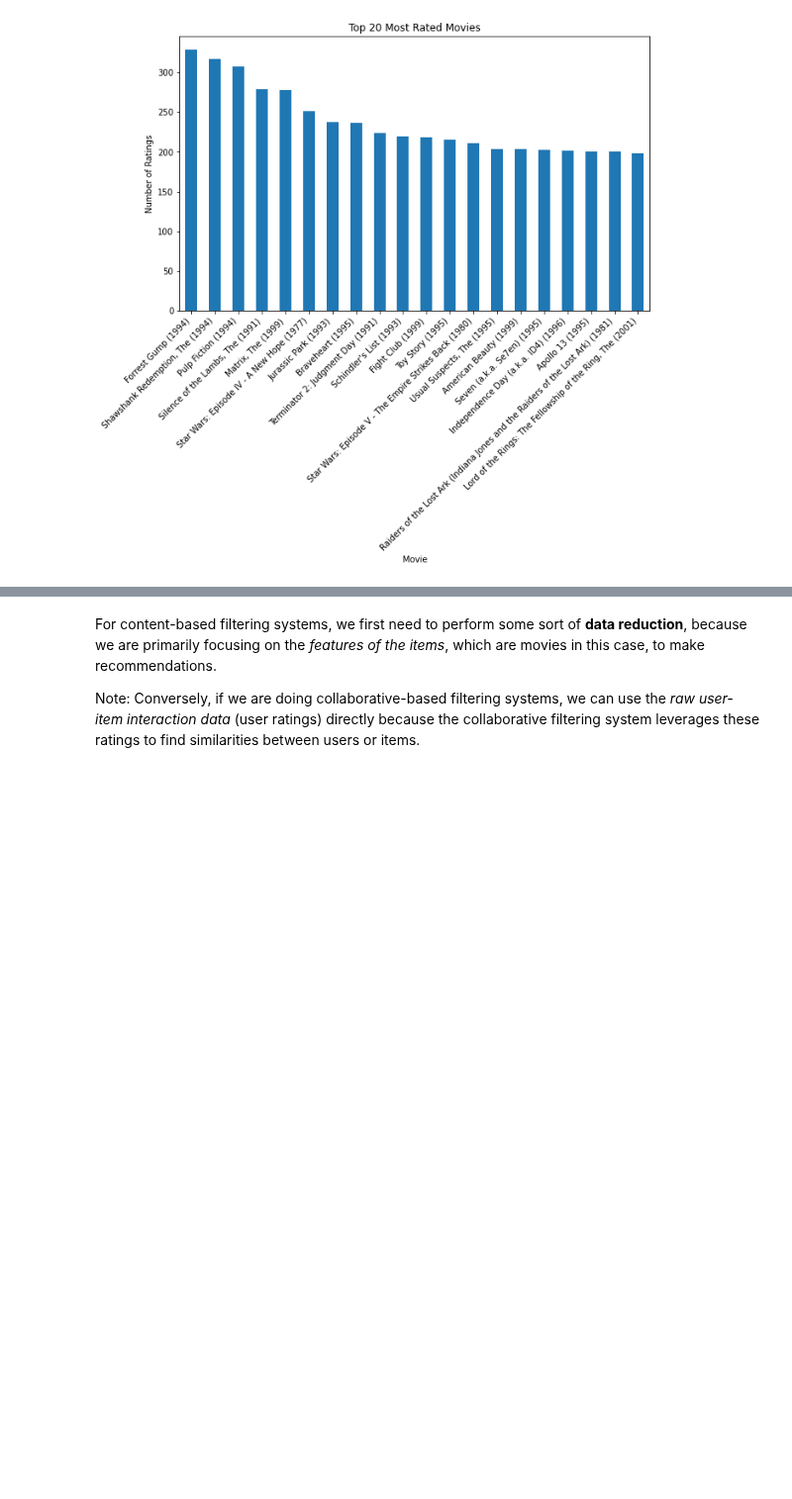
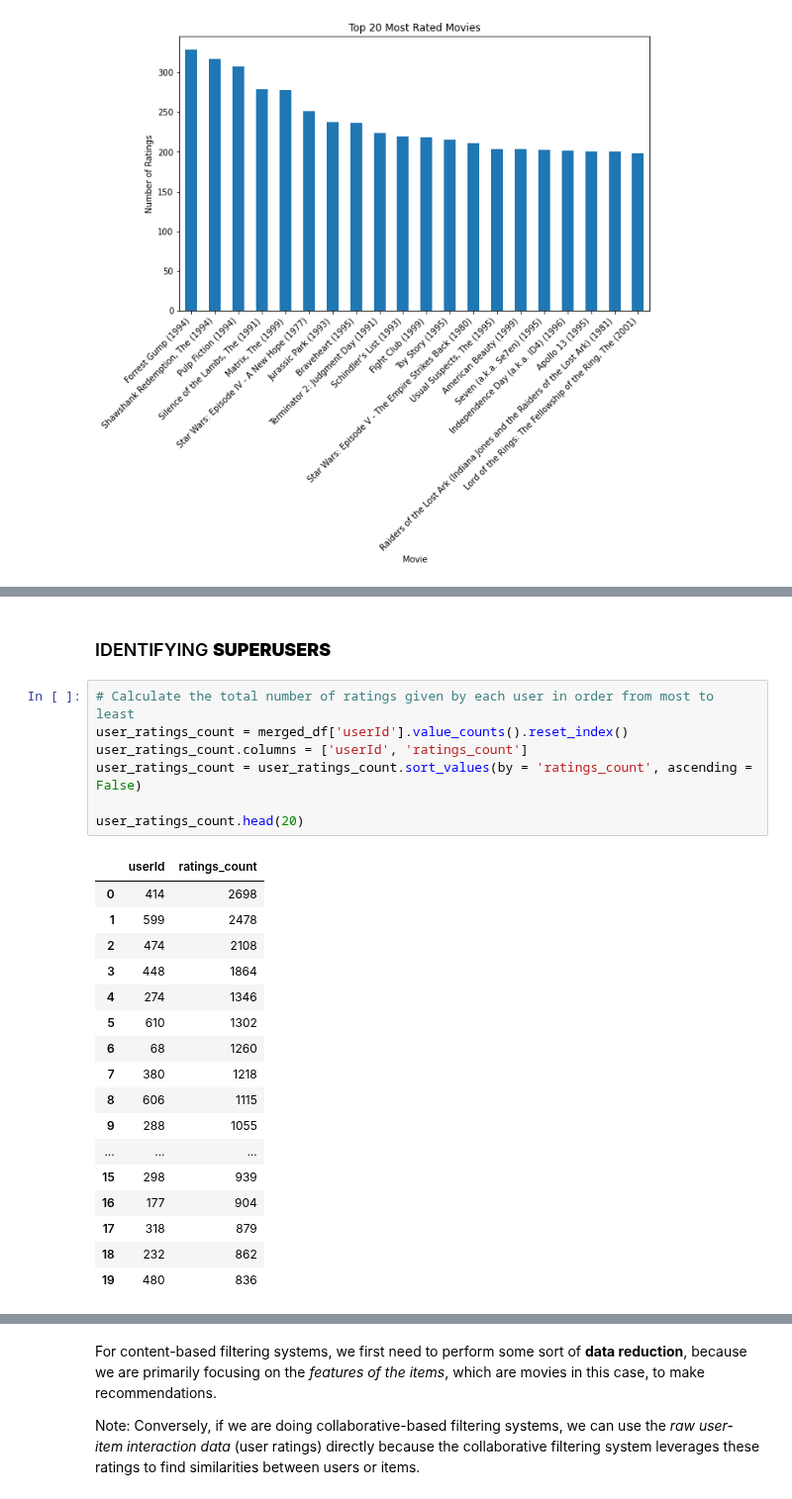
Before and after one commit to simonhui1/Recommendation_Systems, a Jupyter notebook: index_simon.ipynb, the cells around one changed output, grey strips where cells are left out. Shown at 99% size. Cells and saved outputs as stored; diff of their text form; blank space fills up the shorter version.

```diff
--- a/index_simon.ipynb
+++ b/index_simon.ipynb
@@ -283,0 +268,27 @@ merged_df
+# %% [markdown]
+### IDENTIFYING **SUPERUSERS**
+# %%
+# Calculate the total number of ratings given by each user in order from most to least
+user_ratings_count = merged_df['userId'].value_counts().reset_index()
+user_ratings_count.columns = ['userId', 'ratings_count']
+user_ratings_count = user_ratings_count.sort_values(by = 'ratings_count', ascending = False)
+
+user_ratings_count.head(20)
+# %% [output]
+|  | userId | ratings_count |
+| 0 | 414 | 2698 |
+| 1 | 599 | 2478 |
+| 2 | 474 | 2108 |
+| 3 | 448 | 1864 |
+| 4 | 274 | 1346 |
+| 5 | 610 | 1302 |
+| 6 | 68 | 1260 |
+| 7 | 380 | 1218 |
+| 8 | 606 | 1115 |
+| 9 | 288 | 1055 |
+| ... | ... | ... |
+| 15 | 298 | 939 |
+| 16 | 177 | 904 |
+| 17 | 318 | 879 |
+| 18 | 232 | 862 |
+| 19 | 480 | 836 |
```
Also changed, not shown: parts of 14 cells of this notebook.
